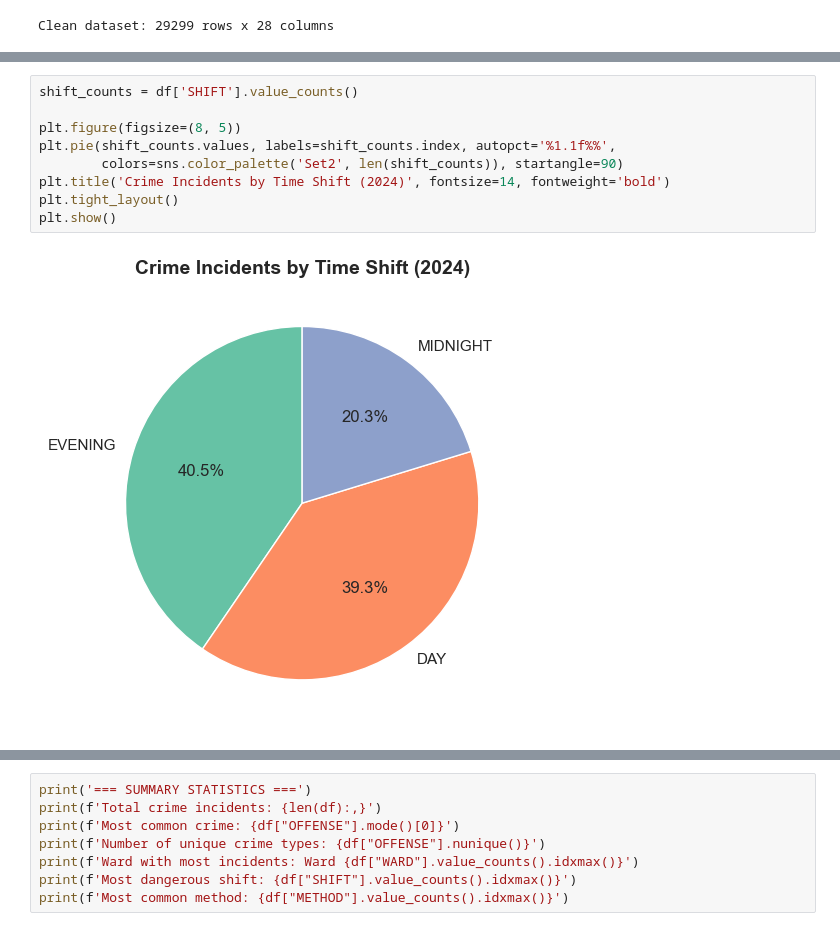
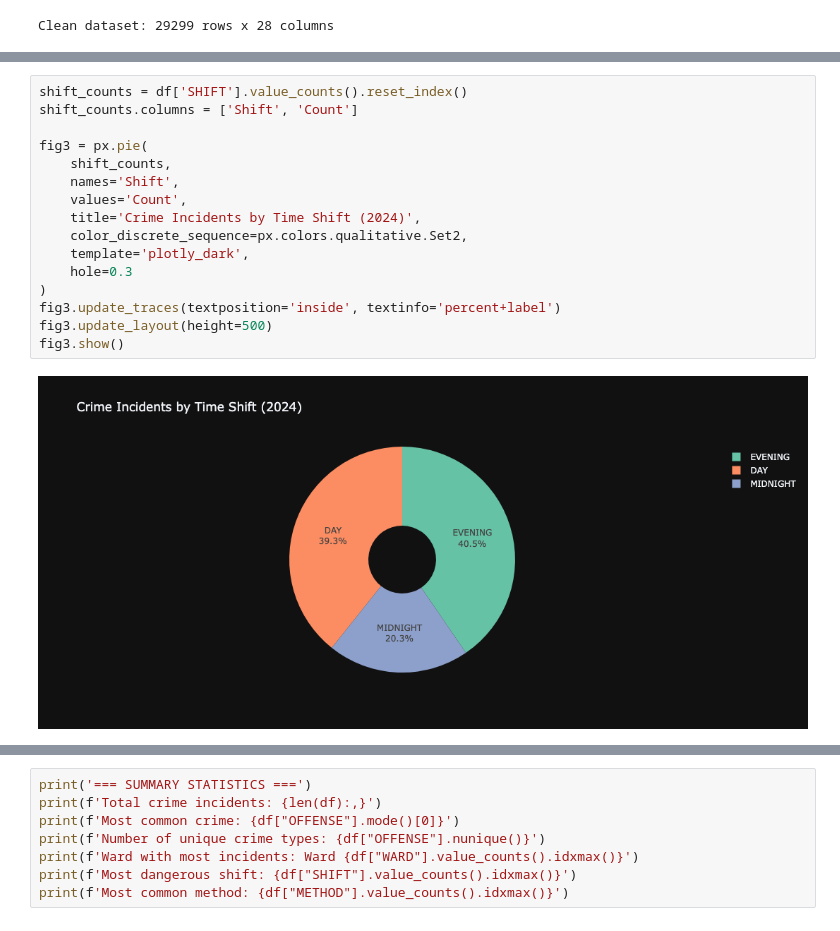
Before and after one commit to mehlikthomas/spring_ds_final_project, a Jupyter notebook: Mehlik_Thomas_Final_Project 2.ipynb, the cells around one changed output, grey strips where cells are left out. Cells and saved outputs as stored; diff of their text form.

```diff
--- a/Mehlik_Thomas_Final_Project 2.ipynb
+++ b/Mehlik_Thomas_Final_Project 2.ipynb
@@ -90,12 +106,19 @@ plt.show()
 # %%
-shift_counts = df['SHIFT'].value_counts()
+shift_counts = df['SHIFT'].value_counts().reset_index()
+shift_counts.columns = ['Shift', 'Count']
 
-plt.figure(figsize=(8, 5))
-plt.pie(shift_counts.values, labels=shift_counts.index, autopct='%1.1f%%',
-        colors=sns.color_palette('Set2', len(shift_counts)), startangle=90)
-plt.title('Crime Incidents by Time Shift (2024)', fontsize=14, fontweight='bold')
-plt.tight_layout()
-plt.show()
+fig3 = px.pie(
+    shift_counts,
+    names='Shift',
+    values='Count',
+    title='Crime Incidents by Time Shift (2024)',
+    color_discrete_sequence=px.colors.qualitative.Set2,
+    template='plotly_dark',
+    hole=0.3
+)
+fig3.update_traces(textposition='inside', textinfo='percent+label')
+fig3.update_layout(height=500)
+fig3.show()
 # %% [output]
-[figure, old version]
+[figure, new version]
 # %%
```
Also changed, not shown: parts of 7 cells of this notebook.
